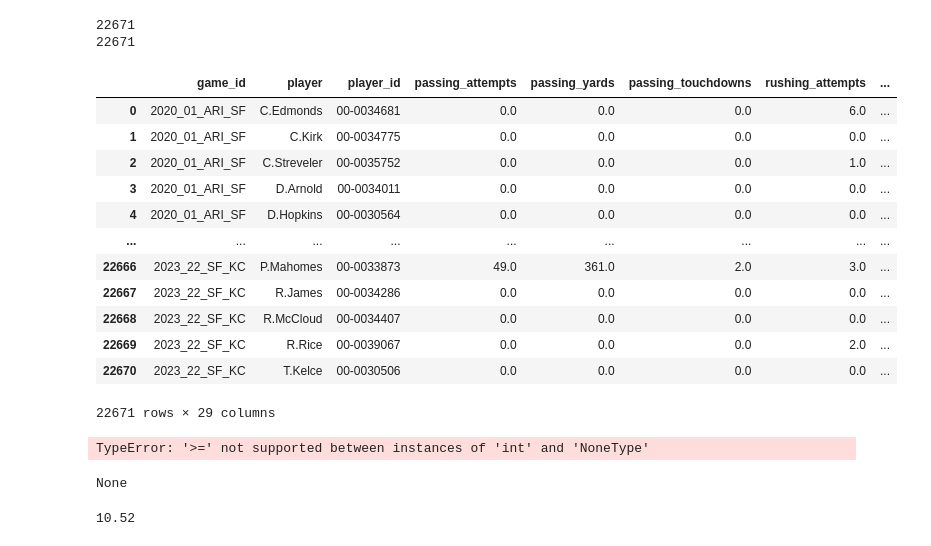
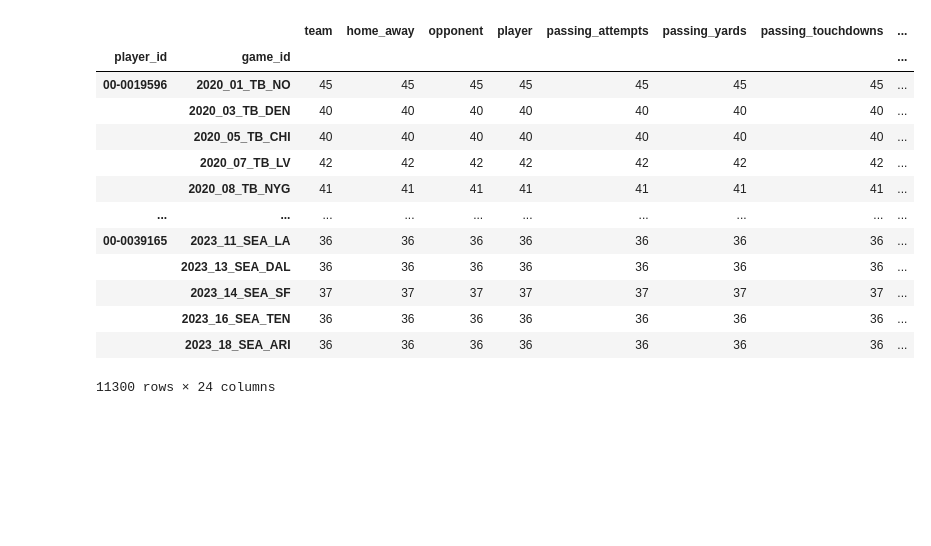
Before and after one commit to dschuler36/FFForecast, a Jupyter notebook: data-exploration.ipynb, the cells around one changed output. Cells and saved outputs as stored; diff of their text form; code cells hidden in the pictures; blank space fills up the shorter version.

Commit message:
feat: progress on player influence job

```diff
--- a/data-exploration.ipynb
+++ b/data-exploration.ipynb
@@ -179,0 +27,10 @@ pbp
+# %%
+from src.utils.points_config import STANDARD_HALF_PPR
+
+run_id = '20240809'
+pbp_agg = read_pbp_agg(run_id)
+rosters = read_rosters(run_id)
+fantasy_pts_df = calculate_pbp_fantasy_points(pbp_agg, STANDARD_HALF_PPR)
+# %%
+relevant_positions = ['QB', 'WR', 'RB', 'OL', 'TE']
+rosters_filtered = rosters[rosters['position'].isin(relevant_positions)]
@@ -180,7 +53,7 @@ pbp
 # %%
-merged_df = pbp.merge(
-    rosters[['team', 'week', 'season', 'position', 'full_name', 'player_id']],
-    left_on=['game_team', 'week', 'season'],
+merged_df = pbp_agg.merge(
+    rosters_filtered[['team', 'week', 'season', 'position', 'full_name', 'player_id', 'active']],
+    left_on=['team', 'week', 'season'],
     right_on=['team', 'week', 'season'],
     suffixes=('', '_teammate')
-)
+).rename(columns={'player_id_teammate': 'teammate_id'})
@@ -203,42 +60,17 @@ merged_df
-# %%
-print(len(pbp))
-print(len(joined))
-# %% [output]
-22671
-22671
-# %%
-joined
-# %% [output]
-|  | game_id | player | player_id | passing_attempts | passing_yards | passing_touchdowns | rushing_attempts | ... |
-| 0 | 2020_01_ARI_SF | C.Edmonds | 00-0034681 | 0.0 | 0.0 | 0.0 | 6.0 | ... |
-| 1 | 2020_01_ARI_SF | C.Kirk | 00-0034775 | 0.0 | 0.0 | 0.0 | 0.0 | ... |
-| 2 | 2020_01_ARI_SF | C.Streveler | 00-0035752 | 0.0 | 0.0 | 0.0 | 1.0 | ... |
-| 3 | 2020_01_ARI_SF | D.Arnold | 00-0034011 | 0.0 | 0.0 | 0.0 | 0.0 | ... |
-| 4 | 2020_01_ARI_SF | D.Hopkins | 00-0030564 | 0.0 | 0.0 | 0.0 | 0.0 | ... |
-| ... | ... | ... | ... | ... | ... | ... | ... | ... |
-| 22666 | 2023_22_SF_KC | P.Mahomes | 00-0033873 | 49.0 | 361.0 | 2.0 | 3.0 | ... |
-| 22667 | 2023_22_SF_KC | R.James | 00-0034286 | 0.0 | 0.0 | 0.0 | 0.0 | ... |
-| 22668 | 2023_22_SF_KC | R.McCloud | 00-0034407 | 0.0 | 0.0 | 0.0 | 0.0 | ... |
-| 22669 | 2023_22_SF_KC | R.Rice | 00-0039067 | 0.0 | 0.0 | 0.0 | 2.0 | ... |
-| 22670 | 2023_22_SF_KC | T.Kelce | 00-0030506 | 0.0 | 0.0 | 0.0 | 0.0 | ... |
-22671 rows × 29 columns
-# %%
-from src.utils.points_config import STANDARD_HALF_PPR
-from src.utils.points_calc import calculate_fantasy_points
-
-
-fantasy_points = calculate_fantasy_points(STANDARD_HALF_PPR, 252, 2, 0, 0, 0, 0, 0, 0)
-fantasy_points
-# %% [output]
-TypeError: '>=' not supported between instances of 'int' and 'NoneType'
-# %%
-from src.utils.points_config import STANDARD_HALF_PPR
-from src.utils.points_calc import calculate_fantasy_points
-
-print(STANDARD_HALF_PPR.qb_yd_bonus_thresh)
-
-fantasy_points = calculate_fantasy_points(STANDARD_HALF_PPR, 252, 2, 0, 0, 0, 0, 0, 0)
-fantasy_points
-# %% [output]
-None
-10.52
+# %%
+merged_df.groupby(['player_id', 'game_id']).count()
+# %% [output]
+|  |  | team | home_away | opponent | player | passing_attempts | passing_yards | passing_touchdowns | ... |
+| player_id | game_id |  |  |  |  |  |  |  | ... |
+| 00-0019596 | 2020_01_TB_NO | 45 | 45 | 45 | 45 | 45 | 45 | 45 | ... |
+|  | 2020_03_TB_DEN | 40 | 40 | 40 | 40 | 40 | 40 | 40 | ... |
+|  | 2020_05_TB_CHI | 40 | 40 | 40 | 40 | 40 | 40 | 40 | ... |
+|  | 2020_07_TB_LV | 42 | 42 | 42 | 42 | 42 | 42 | 42 | ... |
+|  | 2020_08_TB_NYG | 41 | 41 | 41 | 41 | 41 | 41 | 41 | ... |
+| ... | ... | ... | ... | ... | ... | ... | ... | ... | ... |
+| 00-0039165 | 2023_11_SEA_LA | 36 | 36 | 36 | 36 | 36 | 36 | 36 | ... |
+|  | 2023_13_SEA_DAL | 36 | 36 | 36 | 36 | 36 | 36 | 36 | ... |
+|  | 2023_14_SEA_SF | 37 | 37 | 37 | 37 | 37 | 37 | 37 | ... |
+|  | 2023_16_SEA_TEN | 36 | 36 | 36 | 36 | 36 | 36 | 36 | ... |
+|  | 2023_18_SEA_ARI | 36 | 36 | 36 | 36 | 36 | 36 | 36 | ... |
+11300 rows × 24 columns
```
Also changed, not shown: parts of 26 cells of this notebook, 3 other files.
